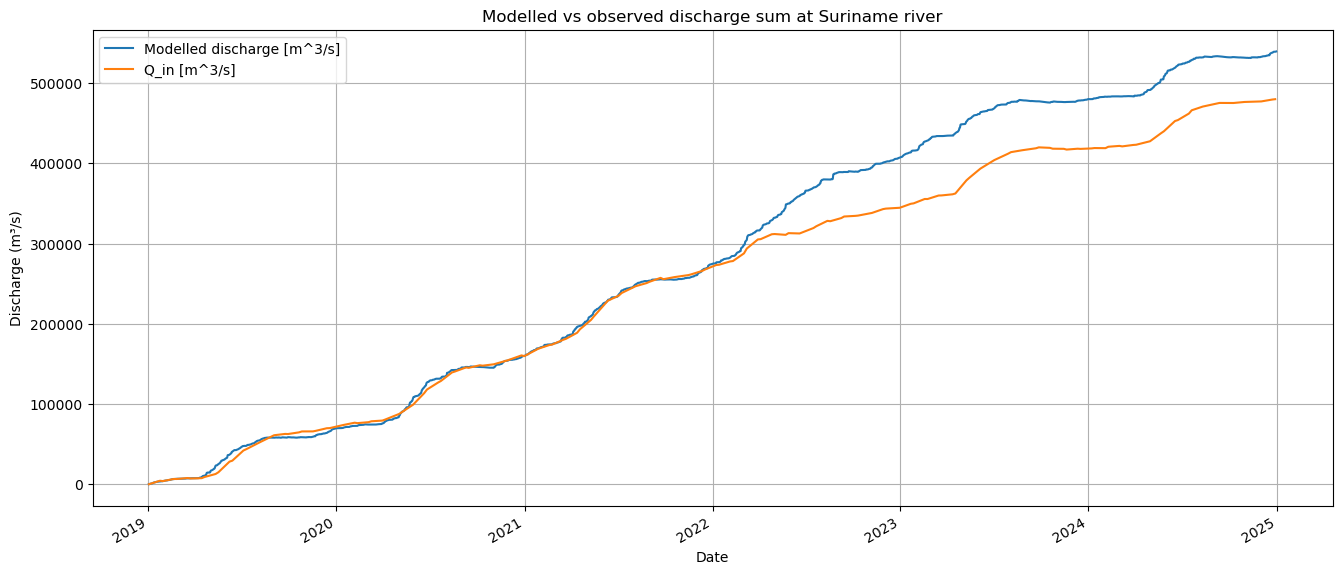
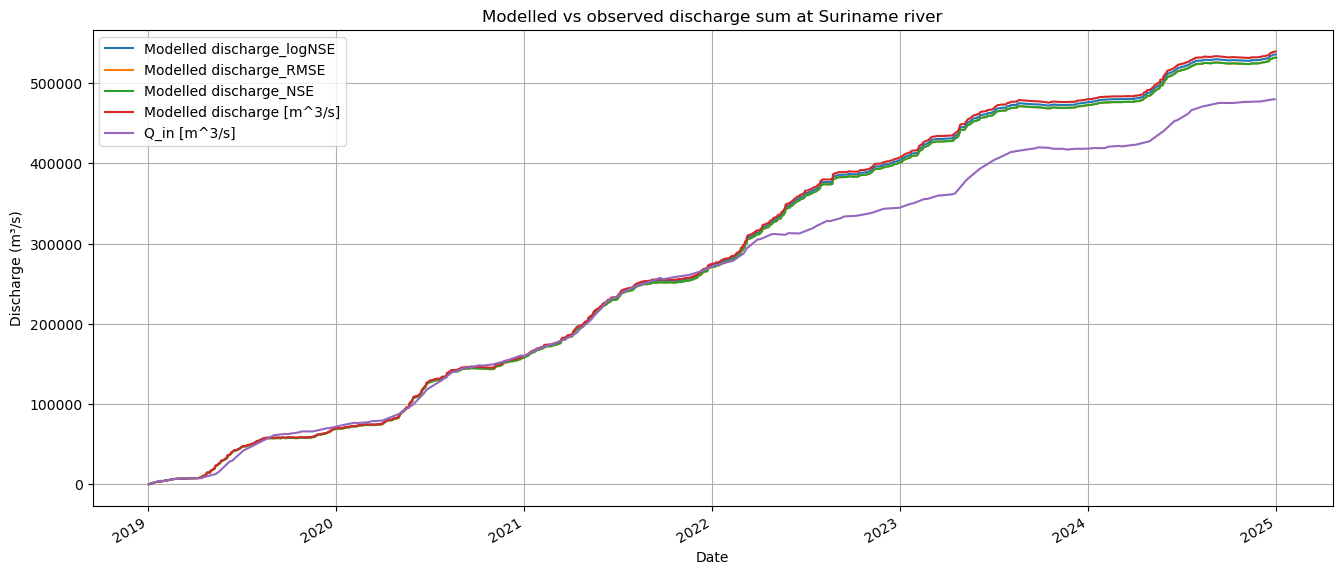
The notebook cell's code change between the first figure and the second:
--- before
+++ after
@@ -1,12 +1,12 @@
 plt.figure(figsize=(16, 7))
 
-# model_output_m3s_RMSE_sum = np.cumsum(model_output_m3s_RMSE)
-# model_output_m3s_NSE_sum = np.cumsum(model_output_m3s_NSE)
+model_output_m3s_RMSE_sum = np.cumsum(model_output_m3s_RMSE)
+model_output_m3s_NSE_sum = np.cumsum(model_output_m3s_NSE)
 model_output_m3s_logNSE_sum = np.cumsum(model_output_m3s_logNSE)
 model_output_m3s_test_sum = np.cumsum(model_output_m3s_test)
 
-# model_output_m3s_logNSE_sum.plot(label="Modelled discharge_logNSE")
-# model_output_m3s_RMSE_sum.plot(label="Modelled discharge_RMSE")
-# model_output_m3s_NSE_sum.plot(label="Modelled discharge_NSE")
+model_output_m3s_logNSE_sum.plot(label="Modelled discharge_logNSE")
+model_output_m3s_RMSE_sum.plot(label="Modelled discharge_RMSE")
+model_output_m3s_NSE_sum.plot(label="Modelled discharge_NSE")
 model_output_m3s_test_sum.plot(label="Modelled discharge [m^3/s]")
 plt.plot(height["datetime_local_none_test"], Q_in_day_weighted_sum, label = "Q_in [m^3/s]")

Commit: CMIP gedownload